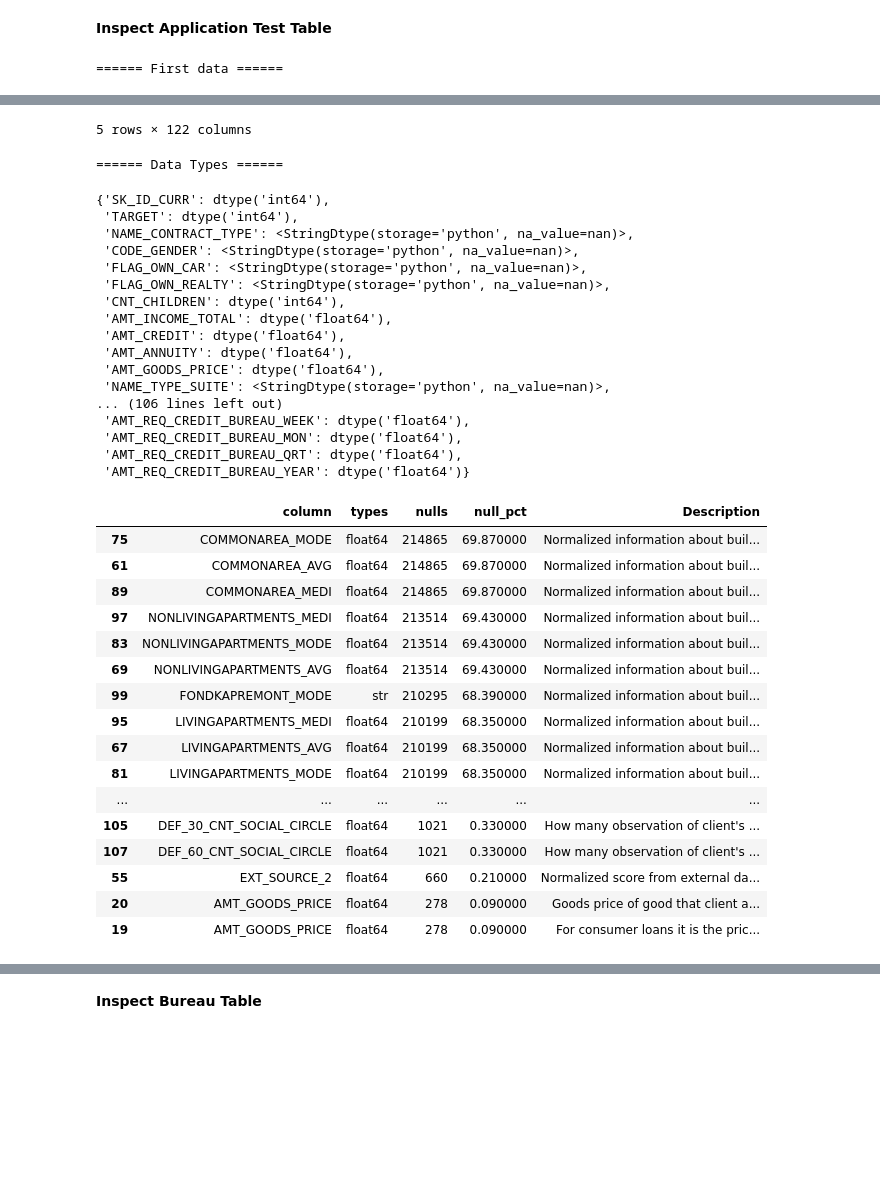
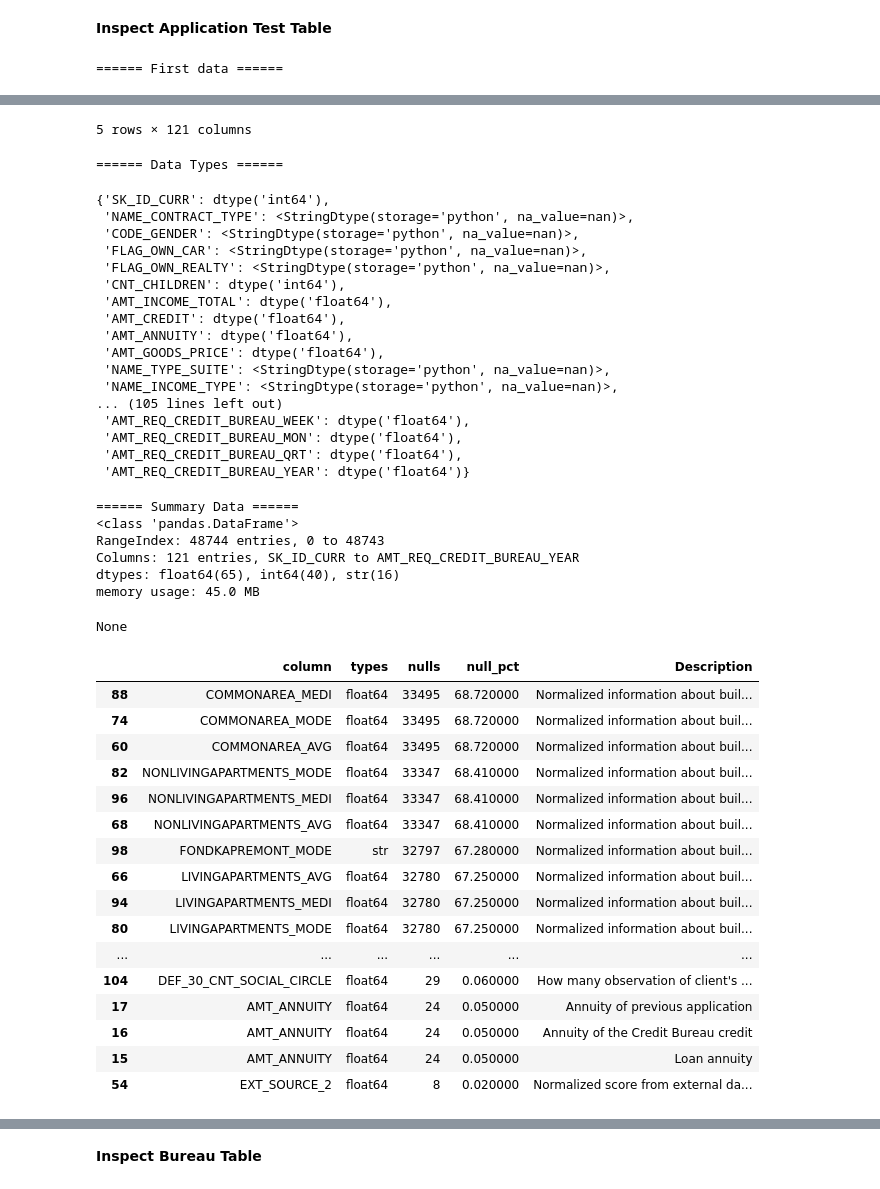
Before and after one commit to JanakaUPerera/ml_home_credit_default, a Jupyter notebook: notebooks/01_dataset_understanding.ipynb, the cells around one changed output, grey strips where cells are left out. Drawn from its saved outputs; the diff is of its cells as text; code cells hidden in the pictures; blank space fills up the shorter version.

```diff
--- a/notebooks/01_dataset_understanding.ipynb
+++ b/notebooks/01_dataset_understanding.ipynb
@@ -118,12 +178,15 @@ display(summary)
 # %% [markdown]
 **Inspect Application Test Table**
 # %%
-df = pd.DataFrame(pd.read_csv(os.path.join(DATA_DIR, files['application_train'])))
+df = pd.DataFrame(pd.read_csv(os.path.join(DATA_DIR, files['application_test'])))
 print("====== First data ======")
 display(df.head())
 
 print("====== Data Types ======")
 display(df.dtypes.to_dict())
+
+print("====== Summary Data ======")
+display(df.info())
 
 # Types & Nulls
 summary = pd.DataFrame({
@@ -161,36 +224,43 @@ display(summary)
-5 rows × 122 columns
+5 rows × 121 columns
 ====== Data Types ======
 {'SK_ID_CURR': dtype('int64'),
- 'TARGET': dtype('int64'),
  'NAME_CONTRACT_TYPE': <StringDtype(storage='python', na_value=nan)>,
  'CODE_GENDER': <StringDtype(storage='python', na_value=nan)>,
  'FLAG_OWN_CAR': <StringDtype(storage='python', na_value=nan)>,
  'FLAG_OWN_REALTY': <StringDtype(storage='python', na_value=nan)>,
  'CNT_CHILDREN': dtype('int64'),
  'AMT_INCOME_TOTAL': dtype('float64'),
  'AMT_CREDIT': dtype('float64'),
  'AMT_ANNUITY': dtype('float64'),
  'AMT_GOODS_PRICE': dtype('float64'),
  'NAME_TYPE_SUITE': <StringDtype(storage='python', na_value=nan)>,
-... (106 lines left out)
+ 'NAME_INCOME_TYPE': <StringDtype(storage='python', na_value=nan)>,
+... (105 lines left out)
  'AMT_REQ_CREDIT_BUREAU_WEEK': dtype('float64'),
  'AMT_REQ_CREDIT_BUREAU_MON': dtype('float64'),
  'AMT_REQ_CREDIT_BUREAU_QRT': dtype('float64'),
  'AMT_REQ_CREDIT_BUREAU_YEAR': dtype('float64')}
+====== Summary Data ======
+<class 'pandas.DataFrame'>
+RangeIndex: 48744 entries, 0 to 48743
+Columns: 121 entries, SK_ID_CURR to AMT_REQ_CREDIT_BUREAU_YEAR
+dtypes: float64(65), int64(40), str(16)
+memory usage: 45.0 MB
+None
 |  | column | types | nulls | null_pct | Description |
-| 75 | COMMONAREA_MODE | float64 | 214865 | 69.870000 | Normalized information about buil... |
-| 61 | COMMONAREA_AVG | float64 | 214865 | 69.870000 | Normalized information about buil... |
-| 89 | COMMONAREA_MEDI | float64 | 214865 | 69.870000 | Normalized information about buil... |
-| 97 | NONLIVINGAPARTMENTS_MEDI | float64 | 213514 | 69.430000 | Normalized information about buil... |
-| 83 | NONLIVINGAPARTMENTS_MODE | float64 | 213514 | 69.430000 | Normalized information about buil... |
-| 69 | NONLIVINGAPARTMENTS_AVG | float64 | 213514 | 69.430000 | Normalized information about buil... |
-| 99 | FONDKAPREMONT_MODE | str | 210295 | 68.390000 | Normalized information about buil... |
-| 95 | LIVINGAPARTMENTS_MEDI | float64 | 210199 | 68.350000 | Normalized information about buil... |
-| 67 | LIVINGAPARTMENTS_AVG | float64 | 210199 | 68.350000 | Normalized information about buil... |
-| 81 | LIVINGAPARTMENTS_MODE | float64 | 210199 | 68.350000 | Normalized information about buil... |
+| 88 | COMMONAREA_MEDI | float64 | 33495 | 68.720000 | Normalized information about buil... |
+| 74 | COMMONAREA_MODE | float64 | 33495 | 68.720000 | Normalized information about buil... |
+| 60 | COMMONAREA_AVG | float64 | 33495 | 68.720000 | Normalized information about buil... |
+| 82 | NONLIVINGAPARTMENTS_MODE | float64 | 33347 | 68.410000 | Normalized information about buil... |
+| 96 | NONLIVINGAPARTMENTS_MEDI | float64 | 33347 | 68.410000 | Normalized information about buil... |
+| 68 | NONLIVINGAPARTMENTS_AVG | float64 | 33347 | 68.410000 | Normalized information about buil... |
+| 98 | FONDKAPREMONT_MODE | str | 32797 | 67.280000 | Normalized information about buil... |
+| 66 | LIVINGAPARTMENTS_AVG | float64 | 32780 | 67.250000 | Normalized information about buil... |
+| 94 | LIVINGAPARTMENTS_MEDI | float64 | 32780 | 67.250000 | Normalized information about buil... |
+| 80 | LIVINGAPARTMENTS_MODE | float64 | 32780 | 67.250000 | Normalized information about buil... |
 | ... | ... | ... | ... | ... | ... |
-| 105 | DEF_30_CNT_SOCIAL_CIRCLE | float64 | 1021 | 0.330000 | How many observation of client's ... |
-| 107 | DEF_60_CNT_SOCIAL_CIRCLE | float64 | 1021 | 0.330000 | How many observation of client's ... |
-| 55 | EXT_SOURCE_2 | float64 | 660 | 0.210000 | Normalized score from external da... |
-| 20 | AMT_GOODS_PRICE | float64 | 278 | 0.090000 | Goods price of good that client a... |
-| 19 | AMT_GOODS_PRICE | float64 | 278 | 0.090000 | For consumer loans it is the pric... |
+| 104 | DEF_30_CNT_SOCIAL_CIRCLE | float64 | 29 | 0.060000 | How many observation of client's ... |
+| 17 | AMT_ANNUITY | float64 | 24 | 0.050000 | Annuity of previous application |
+| 16 | AMT_ANNUITY | float64 | 24 | 0.050000 | Annuity of the Credit Bureau credit |
+| 15 | AMT_ANNUITY | float64 | 24 | 0.050000 | Loan annuity |
+| 54 | EXT_SOURCE_2 | float64 | 8 | 0.020000 | Normalized score from external da... |
```
Also changed, not shown: parts of 20 cells of this notebook.
